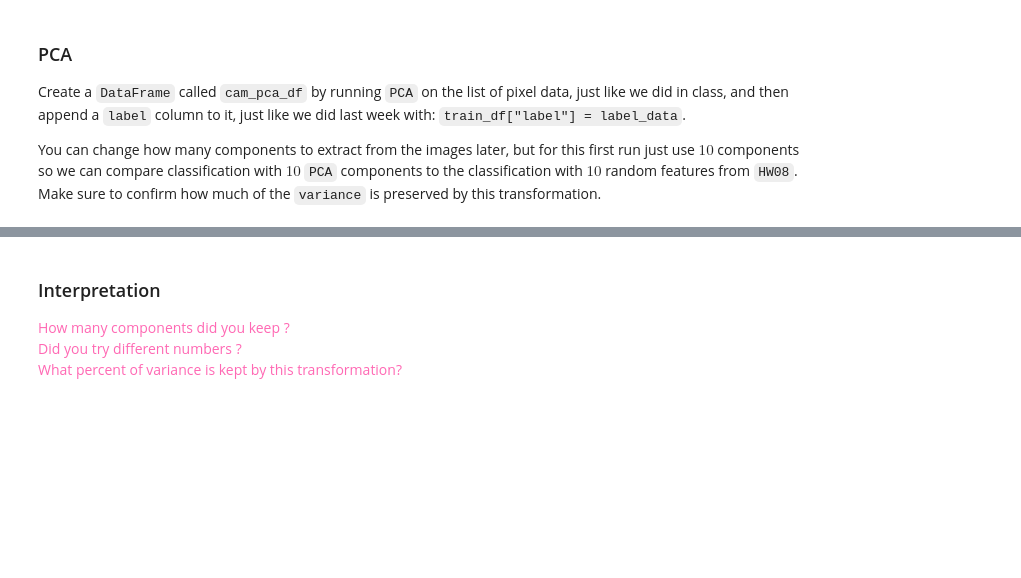
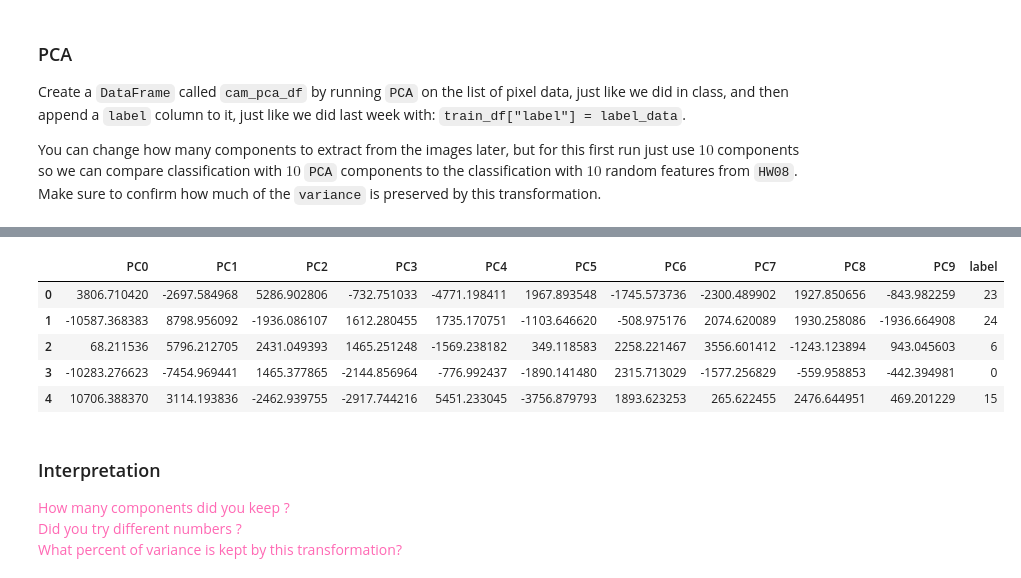
Before and after one commit to DM-GY-9103-intro-to-ML-nyu/HW09, a Jupyter notebook: HW09.ipynb, the cells around one changed output, grey strips where cells are left out. Saved outputs shown, nothing was run; the diff lists cells and outputs as text; code cells hidden in the pictures; blank space fills up the shorter version.

```diff
--- a/HW09.ipynb
+++ b/HW09.ipynb
@@ -425,3 +375,25 @@ KeyError: 'PC0'
+# %%
+
+# TODO: run PCA, get DataFrame
+pca = PCA(n_components=10)
+#cam_pca_df = pd.DataFrame.from_records(pixel_data)
+# TODO: add "label" column
+cam_pca_df = pca.fit_transform(pixel_data)
+
+cam_pca_df["label"] = label_data
+# TODO: print variance
+
+
+#print(pca.explained_variance())
+# TODO: take a look at the first 5 rows
+cam_pca_df.head()
+# %% [output]
+|  | PC0 | PC1 | PC2 | PC3 | PC4 | PC5 | PC6 | PC7 | PC8 | PC9 | label |
+| 0 | 3806.710420 | -2697.584968 | 5286.902806 | -732.751033 | -4771.198411 | 1967.893548 | -1745.573736 | -2300.489902 | 1927.850656 | -843.982259 | 23 |
+| 1 | -10587.368383 | 8798.956092 | -1936.086107 | 1612.280455 | 1735.170751 | -1103.646620 | -508.975176 | 2074.620089 | 1930.258086 | -1936.664908 | 24 |
+| 2 | 68.211536 | 5796.212705 | 2431.049393 | 1465.251248 | -1569.238182 | 349.118583 | 2258.221467 | 3556.601412 | -1243.123894 | 943.045603 | 6 |
+| 3 | -10283.276623 | -7454.969441 | 1465.377865 | -2144.856964 | -776.992437 | -1890.141480 | 2315.713029 | -1577.256829 | -559.958853 | -442.394981 | 0 |
+| 4 | 10706.388370 | 3114.193836 | -2462.939755 | -2917.744216 | 5451.233045 | -3756.879793 | 1893.623253 | 265.622455 | 2476.644951 | 469.201229 | 15 |
 # %% [markdown]
 ### Interpretation
 
```
Also changed, not shown: parts of 12 cells of this notebook.
